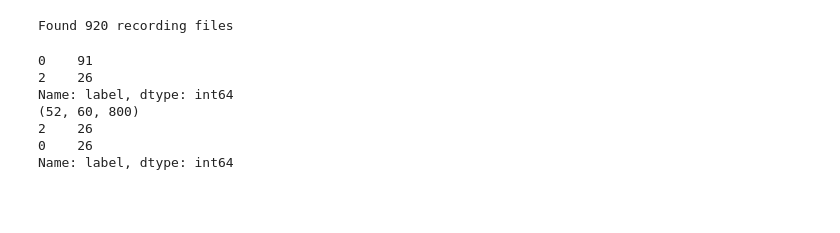
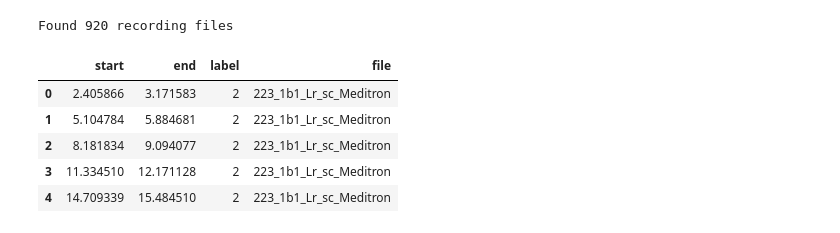
Before and after one commit to bastienorset-huma/respiratory_sound, a Jupyter notebook: src/respiratory_sound/1_check_time.ipynb, the cells around one changed output. Cells and saved outputs as stored; diff of their text form; code cells hidden in the pictures; blank space fills up the shorter version.

```diff
--- a/src/respiratory_sound/1_check_time.ipynb
+++ b/src/respiratory_sound/1_check_time.ipynb
@@ -33,29 +21,28 @@ list_audio_files = processing.get_list_recording(audio_folder)
 print('Found {} recording files'.format(len(list_audio_files)))
 # %% [output]
 Found 920 recording files
+# %%
+n_fft =512
+win_len=0.200
+win_shift=0.100
+audio_file = '222_1b1_Pr_sc_Meditron'
+audio_file = '223_1b1_Lr_sc_Meditron'
+
+audio_subject = '107_2b3_Ar_mc_AKGC417L' #crackle example
+#audio_subject = '124_1b1_Pl_sc_Litt3200'
 # %%
-n_fft=10
-win_len=0.200
-win_shift=0.25
-mean=False
-audio_file  = '222_1b1_Pr_sc_Meditron'
-audio_file = '223_1b1_Lr_sc_Meditron'
+import model_prepare
 data_file = processing.load_file_from_recording_name(audio_folder,audio_file)
-data_filtered,df_label = processing.preprocess_data(data_file,annotations='event')
+data_filtered,df_label = processing.preprocess_data(data_file,lf=120,hf=5000,fs=22050, annotations='event')
+df_label.head()
 df_label = event_manager.fill_gap_event_frame(df_label,data_filtered)
-data_feature= processing.apply_wavelets(data_filtered)
-df_label = event_manager.segment_event_annotation(data_filtered,win_len=win_len,win_shift=win_shift,threshold_class=[1,1,1])
+df_label = event_manager.segment_event_annotation(data_filtered,win_len=win_len,win_shift=win_shift,threshold_class=[1,None,None])
+df_label['file']=audio_file
+df_label = model_prepare.select_nsample_normal(df_label)
+# %% [output]
+|  | start | end | label | file |
+| 0 | 2.405866 | 3.171583 | 2 | 223_1b1_Lr_sc_Meditron |
+| 1 | 5.104784 | 5.884681 | 2 | 223_1b1_Lr_sc_Meditron |
+| 2 | 8.181834 | 9.094077 | 2 | 223_1b1_Lr_sc_Meditron |
+| 3 | 11.334510 | 12.171128 | 2 | 223_1b1_Lr_sc_Meditron |
+| 4 | 14.709339 | 15.484510 | 2 | 223_1b1_Lr_sc_Meditron |
-# %%
-print(df_label.label.value_counts())
-df_label = select_nsample_normal(df_label)
-epochs_,_ = epoching.get_epoching_from_label(data_feature,df_label,mean=mean)
-print(epochs_.shape)
-print(df_label.label.value_counts())
-# %% [output]
-0    91
-2    26
-Name: label, dtype: int64
-(52, 60, 800)
-2    26
-0    26
-Name: label, dtype: int64
```
Also changed, not shown: parts of 6 cells of this notebook, 15 other files.
